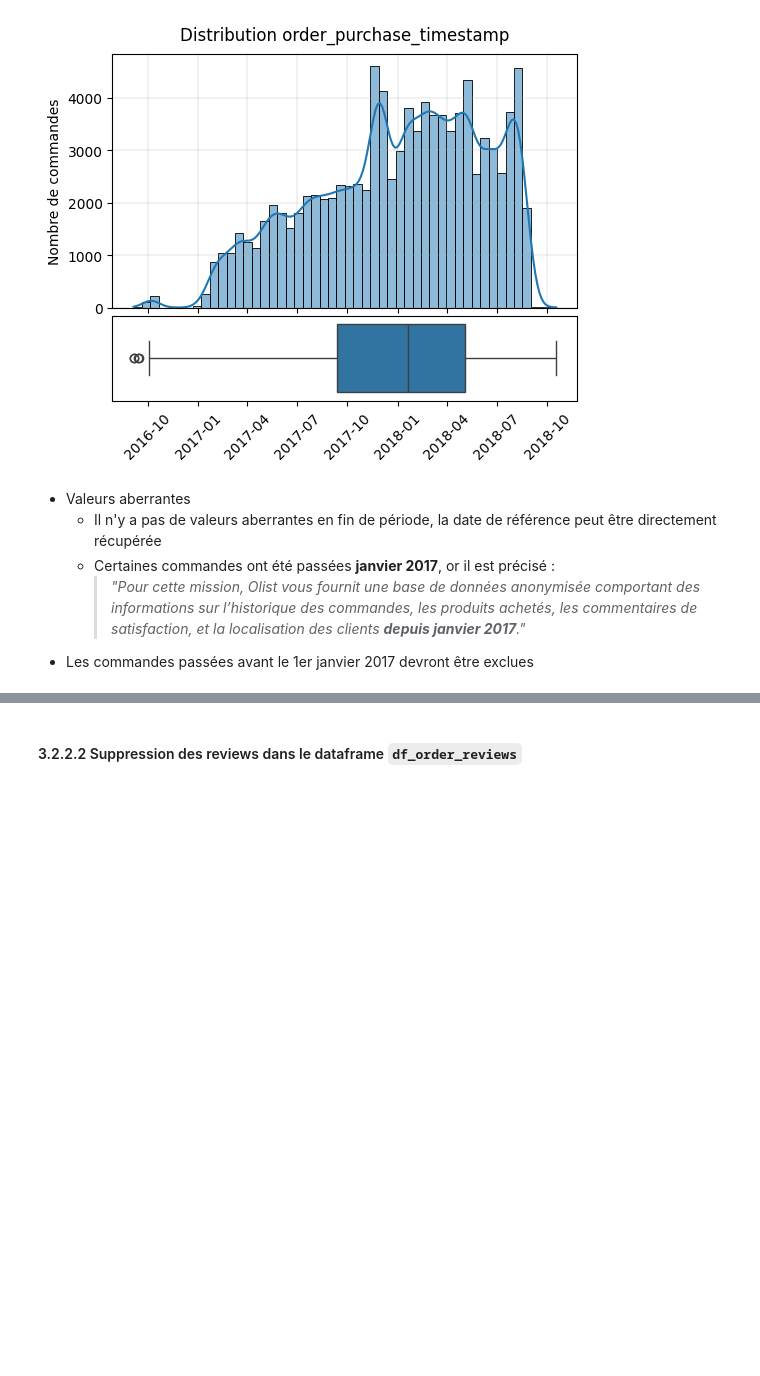
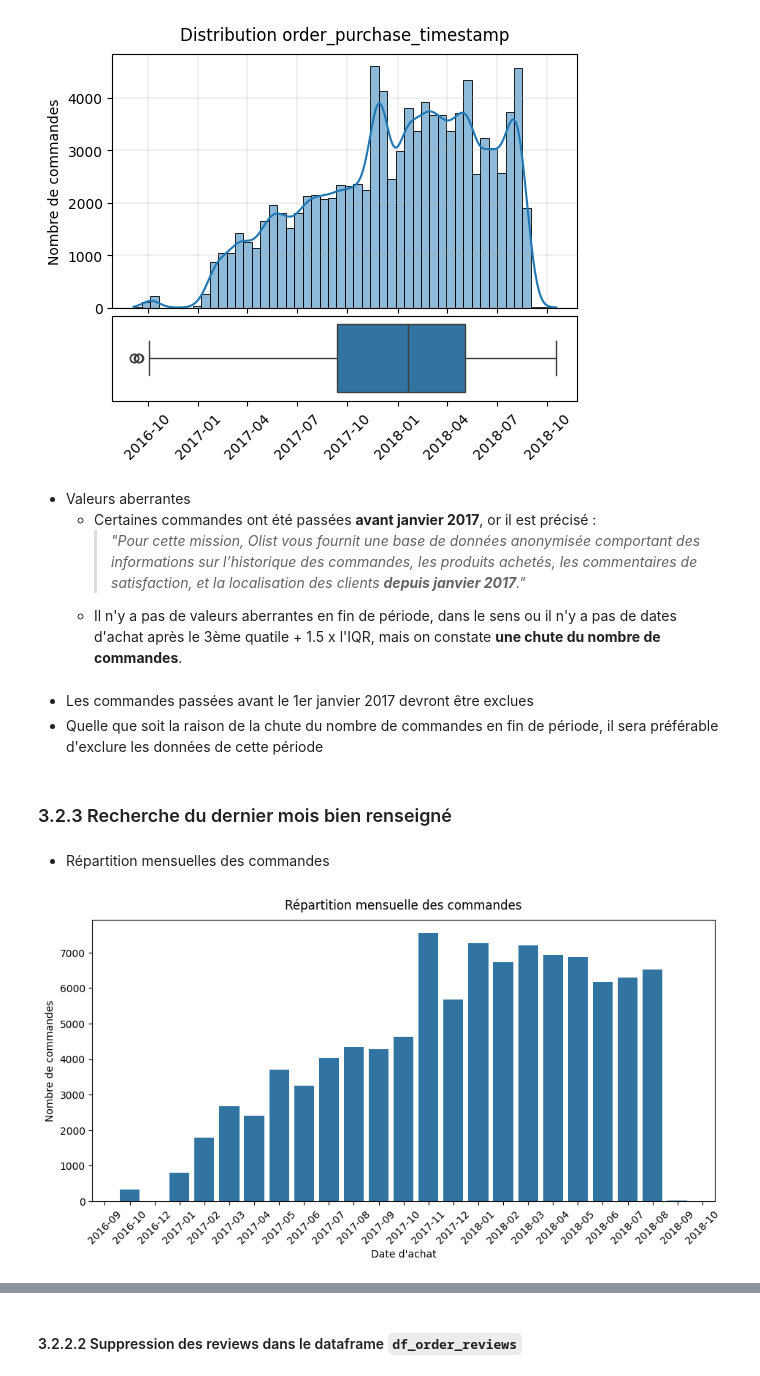
Before and after one commit to Christophe-Aballea/OC_projet5_Segmentez_des_clients_d_un_site_ecommerce, a Jupyter notebook: P05_Notebook2_Feature_ingineering.ipynb, the cells around one changed output, grey strips where cells are left out. Drawn from its saved outputs; the diff is of its cells as text; code cells hidden in the pictures; blank space fills up the shorter version.

```diff
--- a/P05_Notebook2_Feature_ingineering.ipynb
+++ b/P05_Notebook2_Feature_ingineering.ipynb
@@ -461,7 +461,30 @@ plot_distribution(df_orders, 'order_purchase_timestamp', x_label='', y_label='No
 [figure]
 # %% [markdown]
 * Valeurs aberrantes
-   * Il n'y a pas de valeurs aberrantes en fin de période, la date de référence peut être directement récupérée
-   * Certaines commandes ont été passées **janvier 2017**, or il est précisé :
+   * Certaines commandes ont été passées **avant janvier 2017**, or il est précisé :
       > *"Pour cette mission, Olist vous fournit une base de données anonymisée comportant des informations sur l’historique des commandes, les produits achetés, les commentaires de satisfaction, et la localisation des clients **depuis janvier 2017**."*
-* Les commandes passées avant le 1er janvier 2017 devront être exclues
+   * Il n'y a pas de valeurs aberrantes en fin de période, dans le sens ou il n'y a pas de dates d'achat après le 3ème quatile + 1.5 x l'IQR, mais on constate **une chute du nombre de commandes**.
+# %% [markdown]
+* Les commandes passées avant le 1er janvier 2017 devront être exclues
+* Quelle que soit la raison de la chute du nombre de commandes en fin de période, il sera préférable d'exclure les données de cette période
+# %% [markdown]
+### 3.2.3 Recherche du dernier mois bien renseigné
+# %% [markdown]
+* Répartition mensuelles des commandes
+# %%
+# Ajout de la colonne 'year_month'
+df_orders['year_month'] = df_orders['order_purchase_timestamp'].dt.to_period('M')
+
+# Nombre de commandes passées pour chaque valeur de 'year_month'
+df_orders_by_year_month = df_orders.groupby('year_month')['order_id'].count().reset_index()
+
+# Affichage barplot
+plt.figure(figsize=(11, 5))
+sns.barplot(data=df_orders_by_year_month, x='year_month', y='order_id')
+plt.xticks(rotation=45)
+plt.xlabel('Date d\'achat')
+plt.ylabel('Nombre de commandes')
+plt.title('Répartition mensuelle des commandes', pad=10)
+plt.show()
+# %% [output]
+[figure, added]
```
Also changed, not shown: parts of 20 cells of this notebook, 1 other file.
